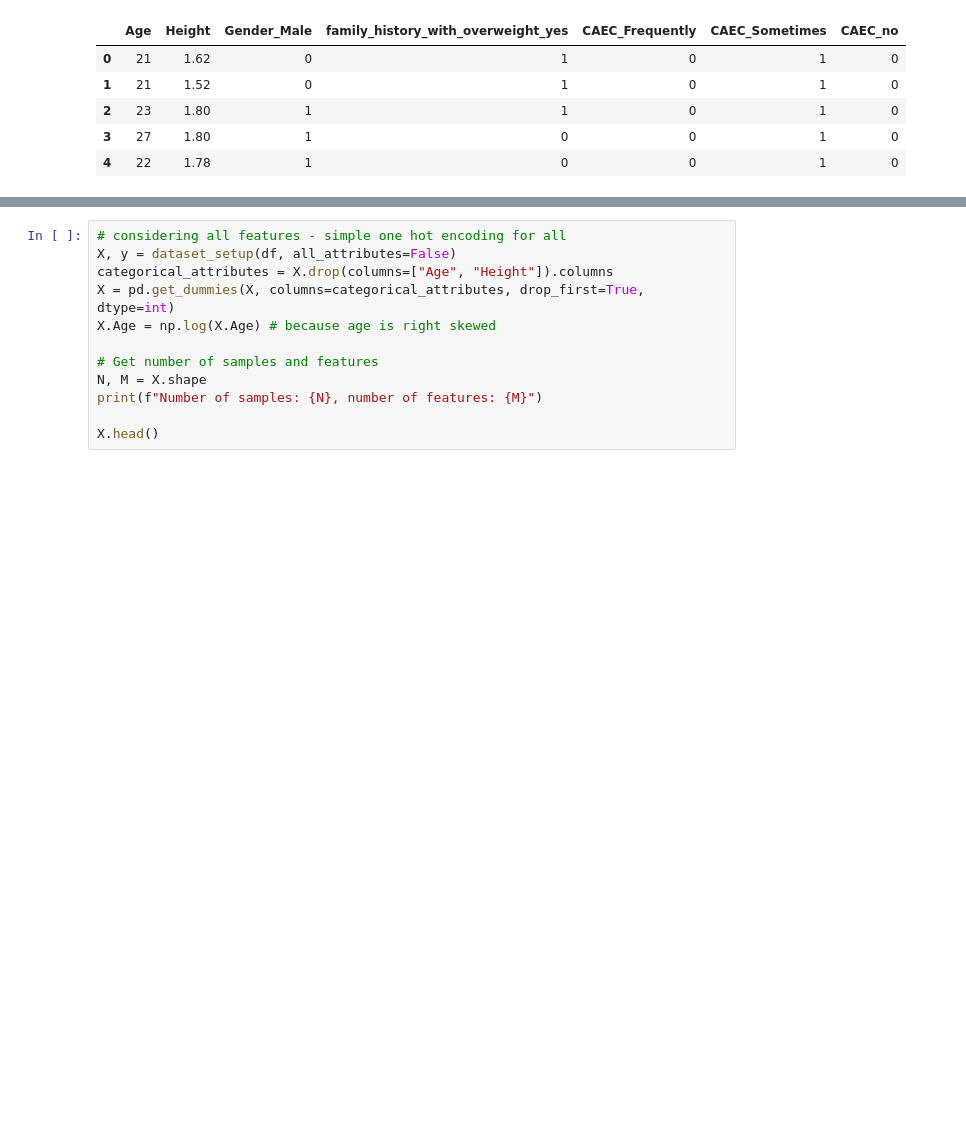
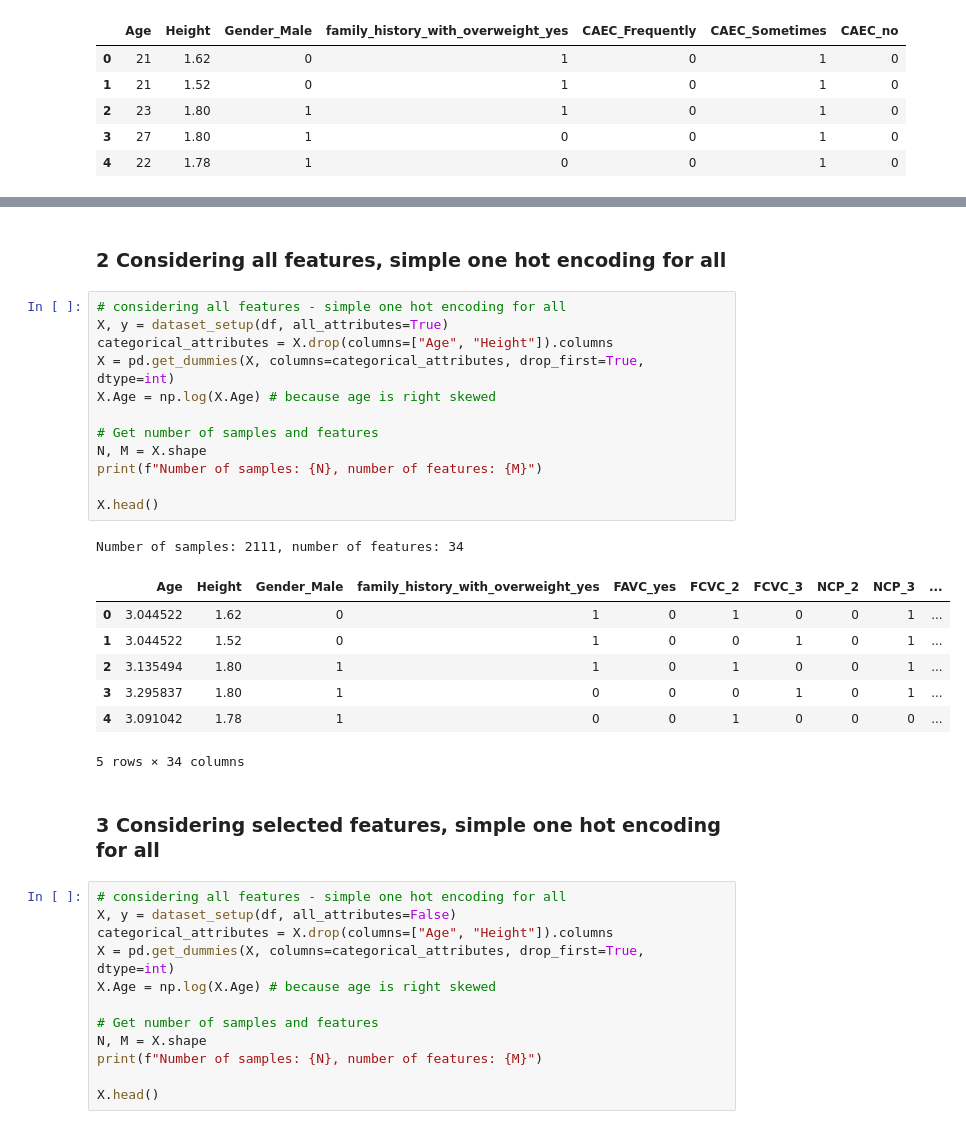
Before and after one commit to martasmadeira/project1-ml, a Jupyter notebook: notebooks/regression_partA.ipynb, the cells around one changed output, grey strips where cells are left out. Drawn from its saved outputs; the diff is of its cells as text; blank space fills up the shorter version.

```diff
--- a/notebooks/regression_partA.ipynb
+++ b/notebooks/regression_partA.ipynb
@@ -149,3 +362,28 @@ Number of samples: 2111, number of features: 13
+# %% [markdown]
+### 2 Considering all features, simple one hot encoding for all
+# %%
+# considering all features - simple one hot encoding for all
+X, y = dataset_setup(df, all_attributes=True)
+categorical_attributes = X.drop(columns=["Age", "Height"]).columns
+X = pd.get_dummies(X, columns=categorical_attributes, drop_first=True, dtype=int)
+X.Age = np.log(X.Age) # because age is right skewed
+
+# Get number of samples and features
+N, M = X.shape
+print(f"Number of samples: {N}, number of features: {M}")
+
+X.head()
+# %% [output]
+Number of samples: 2111, number of features: 34
+|  | Age | Height | Gender_Male | family_history_with_overweight_yes | FAVC_yes | FCVC_2 | FCVC_3 | NCP_2 | NCP_3 | ... |
+| 0 | 3.044522 | 1.62 | 0 | 1 | 0 | 1 | 0 | 0 | 1 | ... |
+| 1 | 3.044522 | 1.52 | 0 | 1 | 0 | 0 | 1 | 0 | 1 | ... |
+| 2 | 3.135494 | 1.80 | 1 | 1 | 0 | 1 | 0 | 0 | 1 | ... |
+| 3 | 3.295837 | 1.80 | 1 | 0 | 0 | 0 | 1 | 0 | 1 | ... |
+| 4 | 3.091042 | 1.78 | 1 | 0 | 0 | 1 | 0 | 0 | 0 | ... |
+5 rows × 34 columns
+# %% [markdown]
+### 3 Considering selected features, simple one hot encoding for all
 # %%
 # considering all features - simple one hot encoding for all
 X, y = dataset_setup(df, all_attributes=False)
```
Also changed, not shown: parts of 23 cells of this notebook, 2 other files.
